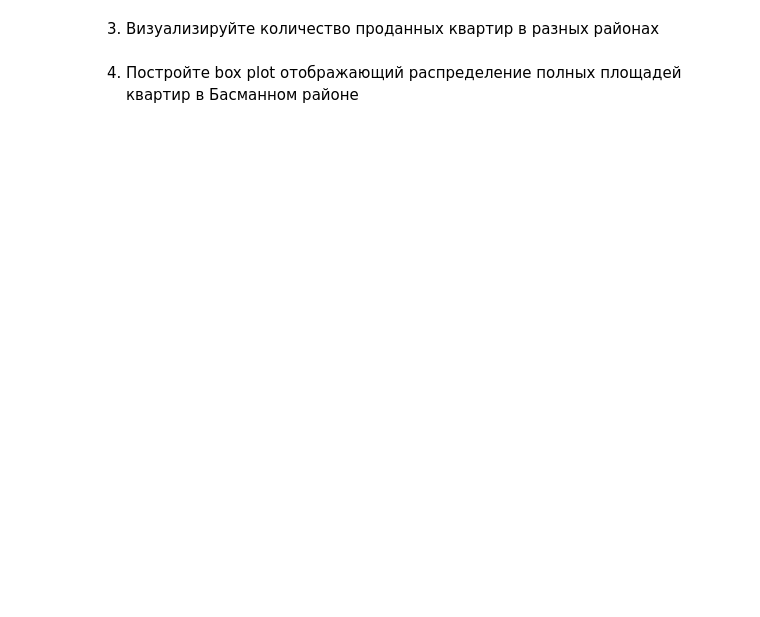
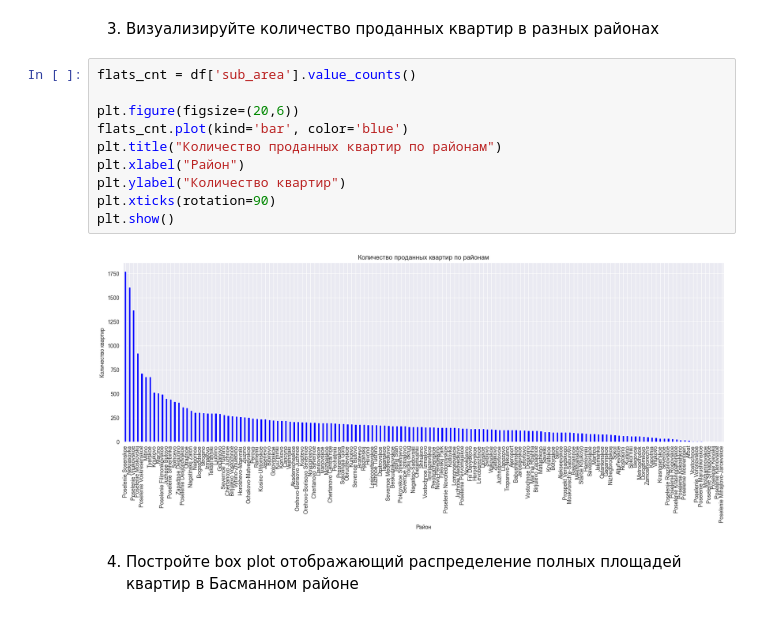
Before and after one commit to al1vel/ml, a Jupyter notebook: Lab1-4.ipynb, the cells around one changed output. Saved outputs shown, nothing was run; the diff lists cells and outputs as text; blank space fills up the shorter version.

```diff
--- a/Lab1-4.ipynb
+++ b/Lab1-4.ipynb
@@ -93,4 +309,16 @@ import pandas as pd
 # %% [markdown]
 3. Визуализируйте количество проданных квартир в разных районах
+# %%
+flats_cnt = df['sub_area'].value_counts()
+
+plt.figure(figsize=(20,6))
+flats_cnt.plot(kind='bar', color='blue')
+plt.title("Количество проданных квартир по районам")
+plt.xlabel("Район")
+plt.ylabel("Количество квартир")
+plt.xticks(rotation=90)
+plt.show()
+# %% [output]
+[figure, added]
 # %% [markdown]
 4. Постройте box plot отображающий распределение полных площадей квартир в Басманном районе
```
Also changed, not shown: parts of 29 cells of this notebook, 1 other file.
